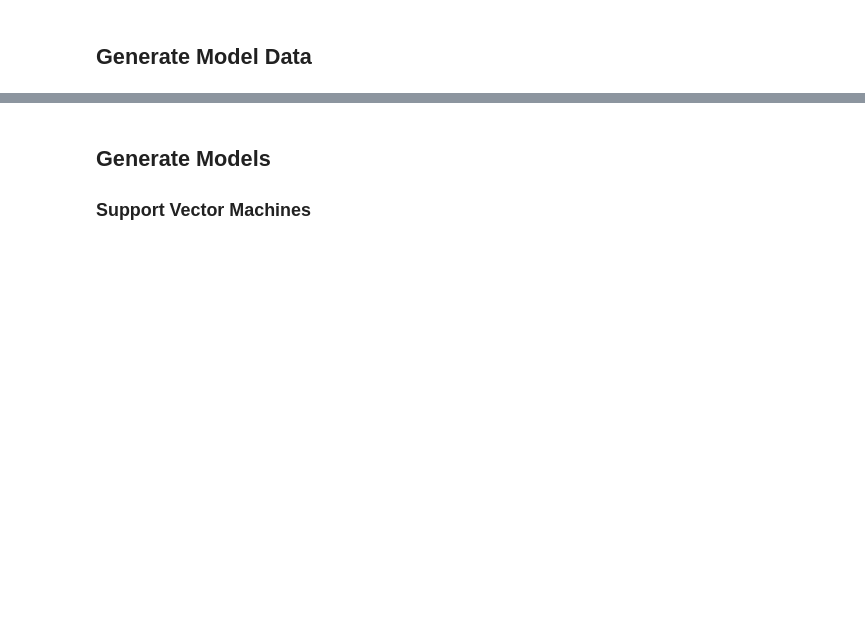
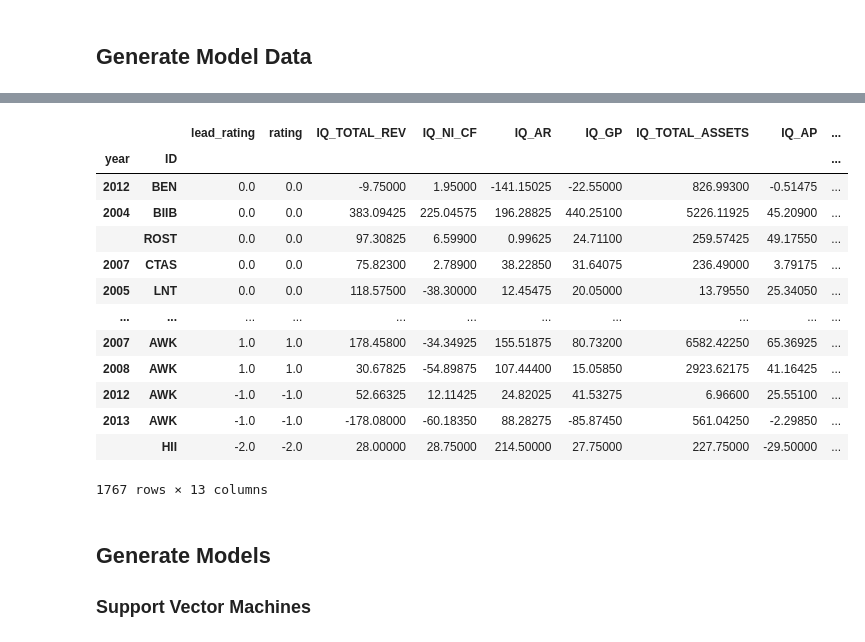
Before and after one commit to yedidv/credit_rating_predictions, a Jupyter notebook: model.ipynb, the cells around one changed output, grey strips where cells are left out. Saved outputs shown, nothing was run; the diff lists cells and outputs as text; code cells hidden in the pictures; blank space fills up the shorter version.

```diff
--- a/model.ipynb
+++ b/model.ipynb
@@ -157,10 +157,27 @@ rating_0 = tot_df_clean[tot_df_clean.lead_rating ==0 ]
 tot_df_clean_sampled = tot_df_clean[tot_df_clean.lead_rating !=0 ]
 rating_0 = resample(rating_0,
                    replace = True,
-                   n_samples = 150,
+                   n_samples = 600,
                     random_state = 123)
 
 tot_df_clean = pd.concat([rating_0,
                           tot_df_clean_sampled], axis = 0)
+# %%
+tot_df_clean
+# %% [output]
+|  |  | lead_rating | rating | IQ_TOTAL_REV | IQ_NI_CF | IQ_AR | IQ_GP | IQ_TOTAL_ASSETS | IQ_AP | ... |
+| year | ID |  |  |  |  |  |  |  |  | ... |
+| 2012 | BEN | 0.0 | 0.0 | -9.75000 | 1.95000 | -141.15025 | -22.55000 | 826.99300 | -0.51475 | ... |
+| 2004 | BIIB | 0.0 | 0.0 | 383.09425 | 225.04575 | 196.28825 | 440.25100 | 5226.11925 | 45.20900 | ... |
+|  | ROST | 0.0 | 0.0 | 97.30825 | 6.59900 | 0.99625 | 24.71100 | 259.57425 | 49.17550 | ... |
+| 2007 | CTAS | 0.0 | 0.0 | 75.82300 | 2.78900 | 38.22850 | 31.64075 | 236.49000 | 3.79175 | ... |
+| 2005 | LNT | 0.0 | 0.0 | 118.57500 | -38.30000 | 12.45475 | 20.05000 | 13.79550 | 25.34050 | ... |
+| ... | ... | ... | ... | ... | ... | ... | ... | ... | ... | ... |
+| 2007 | AWK | 1.0 | 1.0 | 178.45800 | -34.34925 | 155.51875 | 80.73200 | 6582.42250 | 65.36925 | ... |
+| 2008 | AWK | 1.0 | 1.0 | 30.67825 | -54.89875 | 107.44400 | 15.05850 | 2923.62175 | 41.16425 | ... |
+| 2012 | AWK | -1.0 | -1.0 | 52.66325 | 12.11425 | 24.82025 | 41.53275 | 6.96600 | 25.55100 | ... |
+| 2013 | AWK | -1.0 | -1.0 | -178.08000 | -60.18350 | 88.28275 | -85.87450 | 561.04250 | -2.29850 | ... |
+|  | HII | -2.0 | -2.0 | 28.00000 | 28.75000 | 214.50000 | 27.75000 | 227.75000 | -29.50000 | ... |
+1767 rows × 13 columns
 # %%
 from sklearn.model_selection import train_test_split
```
Also changed, not shown: parts of 17 cells of this notebook, 1 other file.
